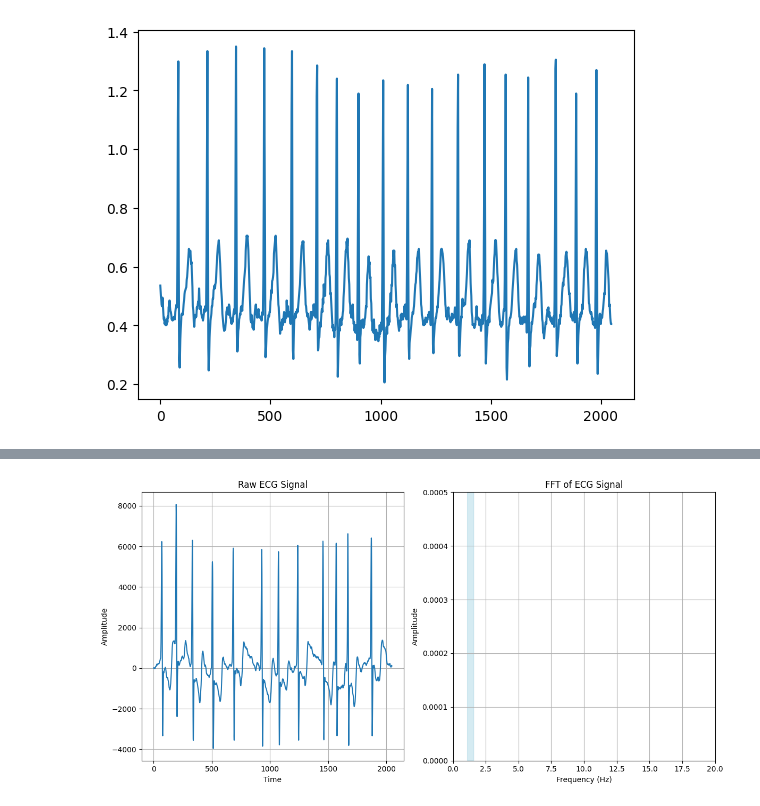
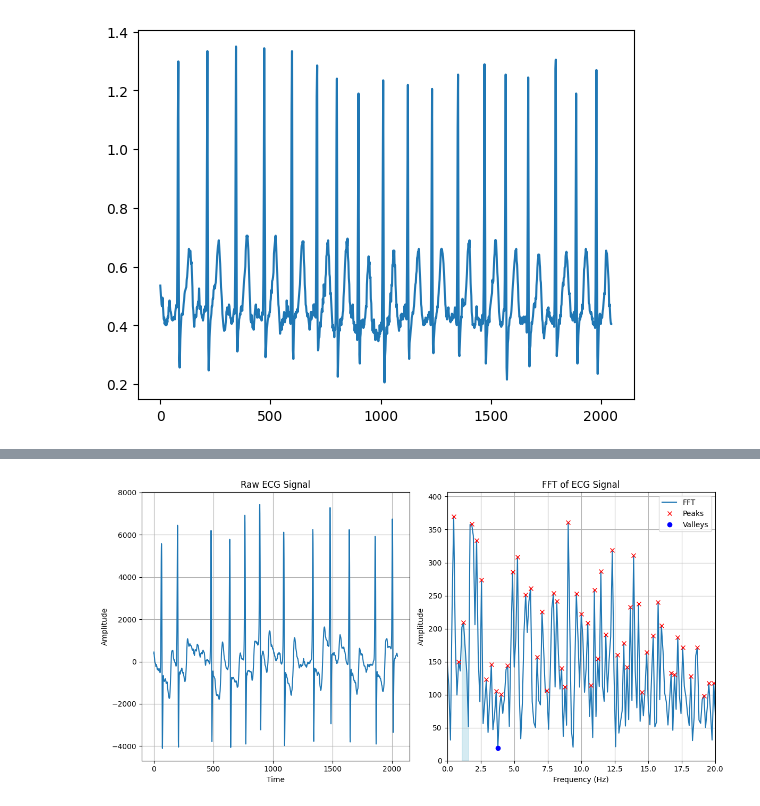
Before and after one commit to sarah-alabdulrazzak/RhythmGuard, a Jupyter notebook: Arrhythmia_Classification.ipynb, the cells around one changed output, grey strips where cells are left out. Cells and saved outputs as stored; diff of their text form; code cells hidden in the pictures.

```diff
--- a/Arrhythmia_Classification.ipynb
+++ b/Arrhythmia_Classification.ipynb
@@ -248,7 +248,10 @@ def getWaveform(label, index, sampleType, startPoint=0, duration=chunk_len, true
             sampleType="II"
         elif(sampleType=="PPG"):
             sampleType="PLETH"
-        return pd.read_csv(df_filtered.loc[(df_filtered["Label"]==label) & (df_filtered["TrueAlarm"]==trueAlarm), "Path"].values[index])[sampleType].values[startPoint:startPoint+duration]
+        try:
+            return pd.read_csv(df_filtered.loc[(df_filtered["Label"]==label) & (df_filtered["TrueAlarm"]==trueAlarm), "Path"].values[index])[sampleType].values[startPoint:startPoint+duration]
+        except:
+            return pd.read_csv(df_filtered.loc[(df_filtered["Label"]==label) & (df_filtered["TrueAlarm"]==trueAlarm), "Path"].values[index])["V"].values[startPoint:startPoint+duration]
 # %%
 plt.plot(getWaveform("Atrial_Fibrillation", 0, "ECG"))
 # %% [output]
@@ -309,39 +314,36 @@ for i in range(10):
 # %%
-from scipy.signal import hilbert, find_peaks
-
+from scipy.signal import find_peaks
 from scipy.fft import fft, fftfreq
 import numpy as np
-# Number of sample points
+import matplotlib.pyplot as plt
 
-fs=250
+# Sampling frequency
+fs = 250
 
+# List of signals
 signals = [getWaveform("Ventricular_Flutter_Fib", 2, "ECG"),
-          getWaveform("Ventricular_Flutter_Fib", 3, "ECG"),
-          getWaveform("Ventricular_Tachycardia", 0, "ECG"),
-          getWaveform("Ventricular_Tachycardia", 1, "ECG"),
-          getWaveform("Tachycardia", 0, "ECG"),
-          getWaveform("Bradycardia", 0, "ECG")]
-
-arrhythmia_col=[]
-samples=[]
-groups=[]
+           getWaveform("Ventricular_Flutter_Fib", 3, "ECG"),
+           getWaveform("Ventricular_Tachycardia", 0, "ECG"),
+           getWaveform("Ventricular_Tachycardia", 1, "ECG"),
+           getWaveform("Tachycardia", 0, "ECG"),
+           getWaveform("Bradycardia", 0, "ECG"),
+          getWaveform("Healthy", 0, "ECG")]
 
 for signal in signals:
+    # Time-domain parameters
     N = len(signal)
+
+    # Frequency-domain parameters
     yf = fft(signal)
-    yf = 2.0/N * np.abs(yf[:N//2])
-    xf = fftfreq(N, 1 / fs)
-    xf = xf[:N//2]
+    xf = fftfreq(N, 1 / fs)[:N // 2]
+    yf_processed = 2.0 / N * np.abs(yf[:N // 2])
 
-    if(not np.isnan(yf).any()):
-        samples.append(2.0/N * np.abs(yf[0:N//2]))
-        arrhythmia_col.append(False)
-
+    # Detect peaks and valleys
     peaks, _ = find_peaks(2.0/N * np.abs(yf[0:N//2]),
                           height=None,
                           threshold=None,
                           distance=None,
-                          prominence=0.00002,
+                          prominence=0.00005,
                           width=None,
                           rel_height=0.5)
 
@@ -350,60 +352,32 @@ for signal in signals:
                           threshold=None,
                           distance=None,
                           prominence=0.00002,
-                          width=5,
+                          width=10,
                           rel_height=0.5)
 
     # Plot raw signal and its FFT
-    fig, ax = plt.subplots(1, 2, figsize=(12, 6))  # Create a subplot with 1 row and 2 columns
+    fig, ax = plt.subplots(1, 2, figsize=(12, 6))
 
-    # Left plot - Raw signal
+    # Left plot: Raw signal
     ax[0].plot(signal)
     ax[0].set_title('Raw ECG Signal')
     ax[0].set_xlabel('Time')
     ax[0].set_ylabel('Amplitude')
     ax[0].grid()
 
-    # Right plot - FFT
-    ax[1].plot(xf, 2.0/N * np.abs(yf[0:N//2]))
-    # Mark peaks
-    ax[1].plot(xf[peaks], 2.0/N * np.abs(yf[0:N//2])[peaks], "x", label="Peaks", color='red')
-    # Mark valleys
-    ax[1].plot(xf[valleys], 2.0/N * np.abs(yf[0:N//2])[valleys], "o", label="Valleys", color='blue')
-    ax[1].fill_between(xf, yf, where=(xf >= 1) & (xf <= 1.67), color='lightblue', alpha=0.5)
+    # Right plot: FFT
+    ax[1].plot(xf, yf_processed, label='FFT')
+    ax[1].plot(xf[peaks], yf_processed[peaks], "x", label="Peaks", color='red')
+    ax[1].plot(xf[valleys], yf_processed[valleys], "o", label="Valleys", color='blue')
+    ax[1].fill_between(xf, yf_processed, where=(xf >= 1) & (xf <= 1.67), color='lightblue', alpha=0.5)
     ax[1].set_xlim([0, 20])
-    ax[1].set_ylim([0, 0.0005])
+    ax[1].set_ylim([0, max(yf_processed) * 1.1])  # Dynamic amplitude limit
     ax[1].set_title('FFT of ECG Signal')
     ax[1].set_xlabel('Frequency (Hz)')
     ax[1].set_ylabel('Amplitude')
     ax[1].grid()
+    ax[1].legend()
 
     plt.tight_layout()
     plt.show()
-
-    # Plot raw signal and its FFT
-    fig, ax = plt.subplots(1, 2, figsize=(12, 6))  # Create a subplot with 1 row and 2 columns
-
-    # Left plot - Raw signal
-    ax[0].plot(signal)
-    ax[0].set_title('Raw ECG Signal')
-    ax[0].set_xlabel('Time')
-    ax[0].set_ylabel('Amplitude')
-    ax[0].grid()
-
-    # Right plot - FFT
-    ax[1].plot(xf, 2.0/N * np.abs(yf[0:N//2]))
-    # Mark peaks
-    ax[1].plot(xf[peaks], 2.0/N * np.abs(yf[0:N//2])[peaks], "x", label="Peaks", color='red')
-    # Mark valleys
-    ax[1].plot(xf[valleys], 2.0/N * np.abs(yf[0:N//2])[valleys], "o", label="Valleys", color='blue')
-    ax[1].fill_between(xf, yf, where=(xf >= 1) & (xf <= 1.67), color='lightblue', alpha=0.5)
-    ax[1].set_xlim([0, 20])
-    ax[1].set_ylim([0, 0.0005])
-    ax[1].set_title('FFT of ECG Signal')
-    ax[1].set_xlabel('Frequency (Hz)')
-    ax[1].set_ylabel('Amplitude')
-    ax[1].grid()
-
-    plt.tight_layout()
-    plt.show()
 # %% [output]
@@ -411 +385 @@ for signal in signals:
-[figure, old version]
+[figure, new version]
```
Also changed, not shown: parts of 9 cells of this notebook.
